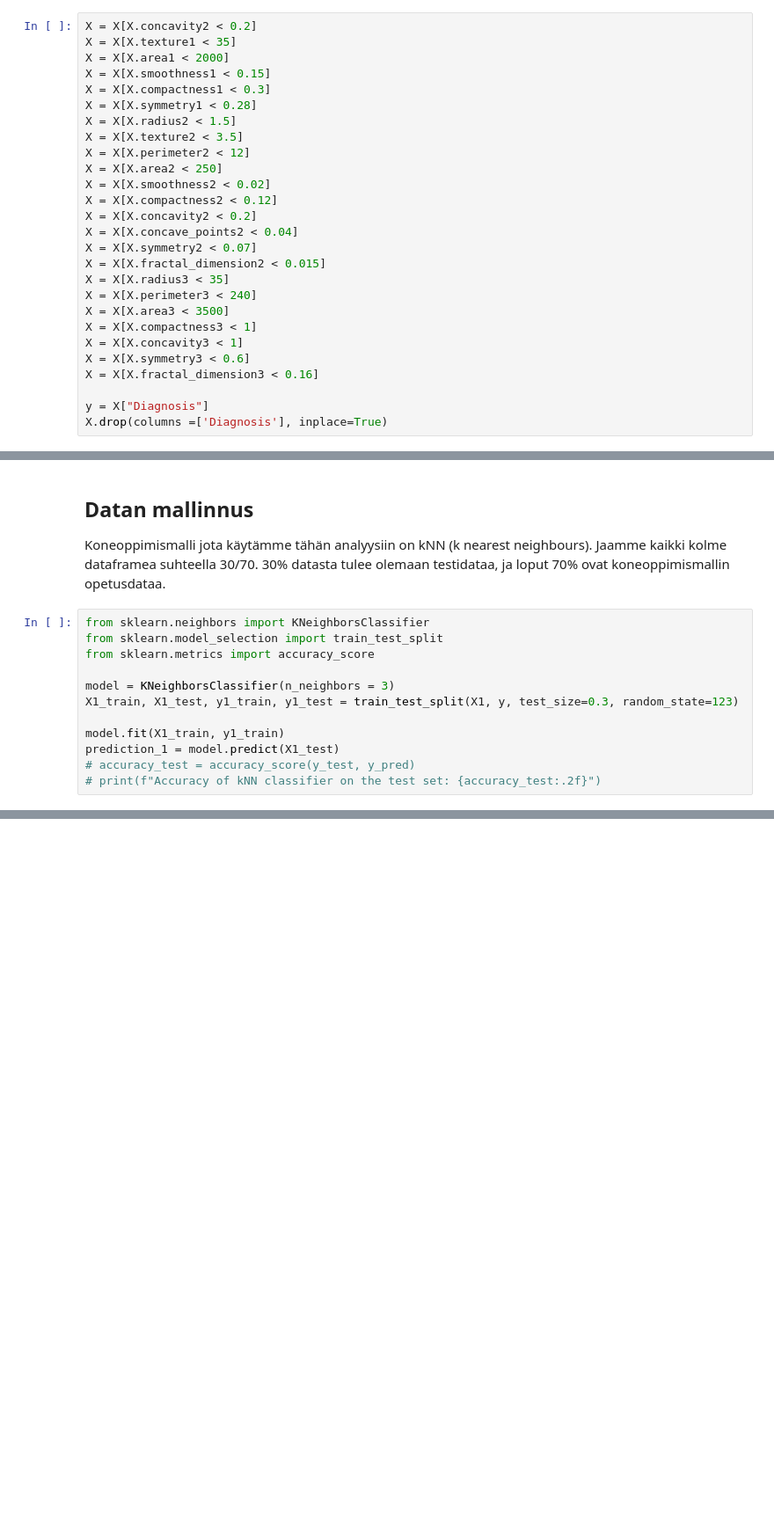
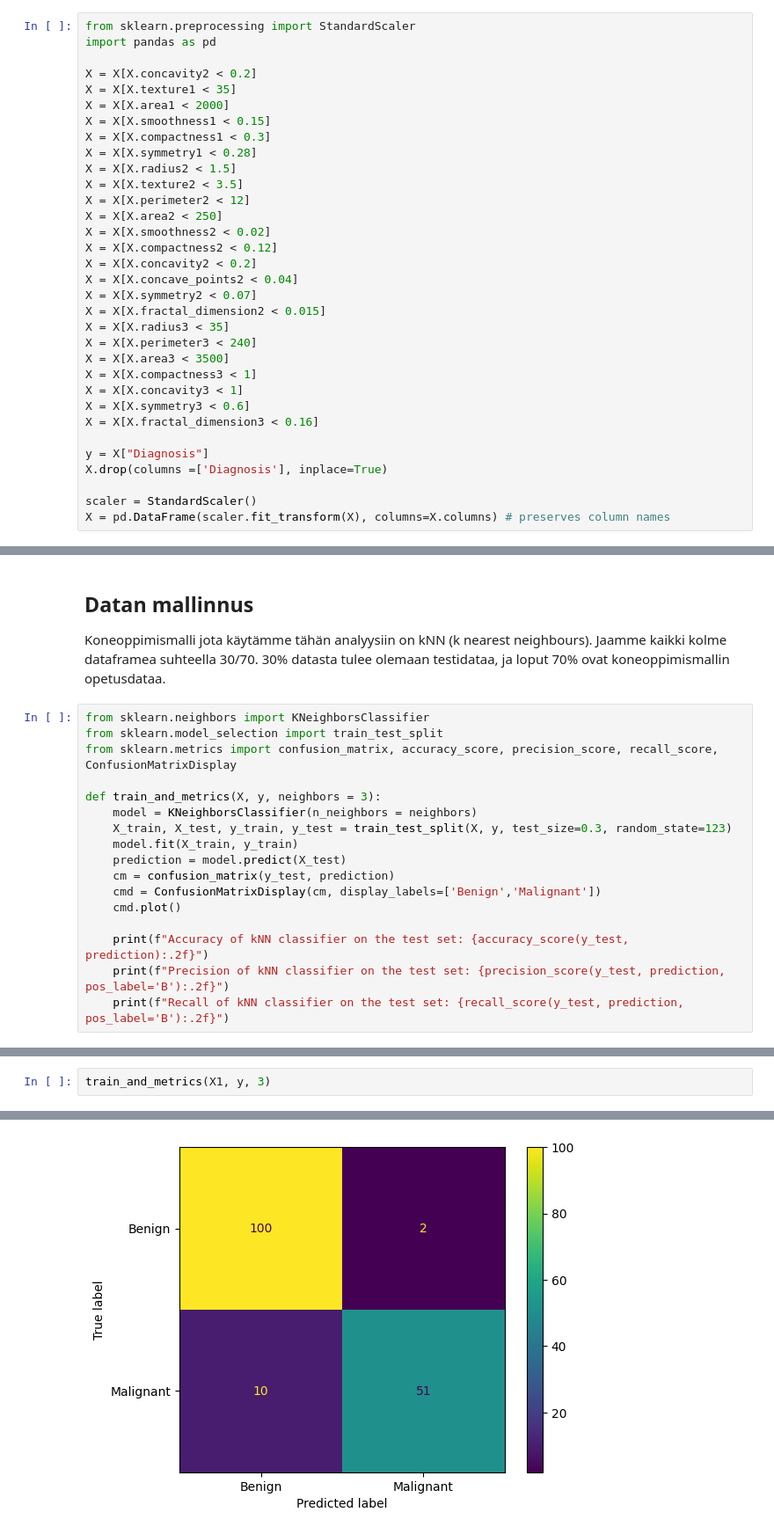
Before and after one commit to kassu11/machine-learning-AMK, a Jupyter notebook: knn_classifier/breast_cancer.ipynb, the cells around one changed output, grey strips where cells are left out. Shown at 88% size. Cells and saved outputs as stored; diff of their text form; blank space fills up the shorter version.

```diff
--- a/knn_classifier/breast_cancer.ipynb
+++ b/knn_classifier/breast_cancer.ipynb
@@ -94,4 +93,7 @@ Seuraavaksi dataa muunnellaan paremmaksi karsimalla datasta huomattavasti poikke
 # %%
+from sklearn.preprocessing import StandardScaler
+import pandas as pd
+
 X = X[X.concavity2 < 0.2]
 X = X[X.texture1 < 35]
 X = X[X.area1 < 2000]
@@ -118,6 +120,9 @@ X = X[X.fractal_dimension3 < 0.16]
 
 y = X["Diagnosis"]
 X.drop(columns =['Diagnosis'], inplace=True)
+
+scaler = StandardScaler()
+X = pd.DataFrame(scaler.fit_transform(X), columns=X.columns) # preserves column names
 # %% [markdown]
 Nyt kun kaikki poikkeavat arvot ovat poistettu, tarkistamme arvojen välisen korrelaation ja näytämme tuloksen lämpökartalla.
 # %%
@@ -171,13 +158,18 @@ Koneoppimismalli jota käytämme tähän analyysiin on kNN (k nearest neighbours
 # %%
 from sklearn.neighbors import KNeighborsClassifier
 from sklearn.model_selection import train_test_split
-from sklearn.metrics import accuracy_score
+from sklearn.metrics import confusion_matrix, accuracy_score, precision_score, recall_score, ConfusionMatrixDisplay
 
-model = KNeighborsClassifier(n_neighbors = 3)
-X1_train, X1_test, y1_train, y1_test = train_test_split(X1, y, test_size=0.3, random_state=123)
+def train_and_metrics(X, y, neighbors = 3):
+    model = KNeighborsClassifier(n_neighbors = neighbors)
+    X_train, X_test, y_train, y_test = train_test_split(X, y, test_size=0.3, random_state=123)
+    model.fit(X_train, y_train)
+    prediction = model.predict(X_test)
+    cm = confusion_matrix(y_test, prediction)
+    cmd = ConfusionMatrixDisplay(cm, display_labels=['Benign','Malignant'])
+    cmd.plot()
 
-model.fit(X1_train, y1_train)
-prediction_1 = model.predict(X1_test)
-# accuracy_test = accuracy_score(y_test, y_pred)
-# print(f"Accuracy of kNN classifier on the test set: {accuracy_test:.2f}")
+    print(f"Accuracy of kNN classifier on the test set: {accuracy_score(y_test, prediction):.2f}")
+    print(f"Precision of kNN classifier on the test set: {precision_score(y_test, prediction, pos_label='B'):.2f}")
+    print(f"Recall of kNN classifier on the test set: {recall_score(y_test, prediction, pos_label='B'):.2f}")
 # %% [markdown]
@@ -215,0 +177,3 @@ cmd.plot()
+# %%
+train_and_metrics(X1, y, 3)
+# %% [output]
@@ -215,0 +183 @@ cmd.plot()
+[figure, added]
```
Also changed, not shown: parts of 16 cells of this notebook.
